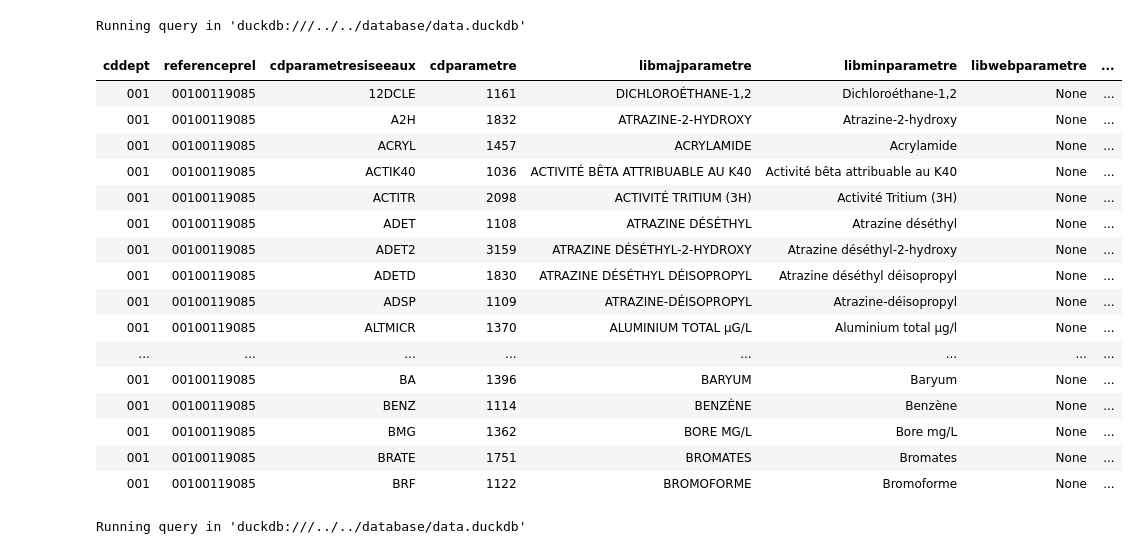
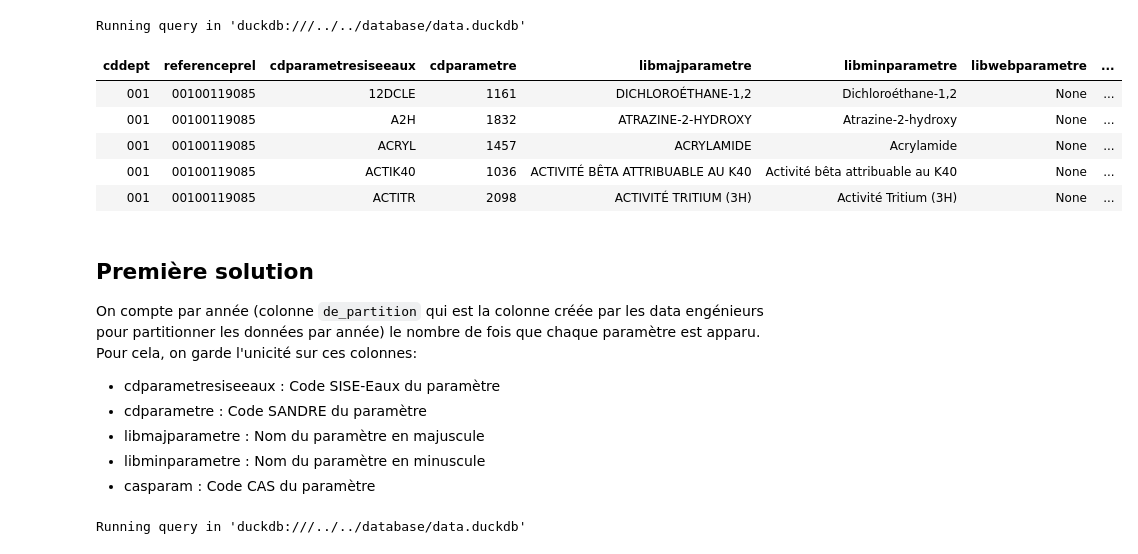
Before and after one commit to tomboulier/DataForGood_Saison13_PollutionEau, a Jupyter notebook: analytics/notebooks/extraction_parametres.ipynb, the cells around one changed output. Saved outputs shown, nothing was run; the diff lists cells and outputs as text; code cells hidden in the pictures.

```diff
--- a/analytics/notebooks/extraction_parametres.ipynb
+++ b/analytics/notebooks/extraction_parametres.ipynb
@@ -13,28 +13,27 @@ The sql extension is already loaded. To reload it, use:
 # %%
 %%sql
 SELECT
     *
 FROM edc_resultats
-LIMIT 20;
+LIMIT 5;
 # %% [output]
 Running query in 'duckdb:///../../database/data.duckdb'
 | cddept | referenceprel | cdparametresiseeaux | cdparametre | libmajparametre | libminparametre | libwebparametre | ... |
 | 001 | 00100119085 | 12DCLE | 1161 | DICHLOROÉTHANE-1,2 | Dichloroéthane-1,2 | None | ... |
 | 001 | 00100119085 | A2H | 1832 | ATRAZINE-2-HYDROXY | Atrazine-2-hydroxy | None | ... |
 | 001 | 00100119085 | ACRYL | 1457 | ACRYLAMIDE | Acrylamide | None | ... |
 | 001 | 00100119085 | ACTIK40 | 1036 | ACTIVITÉ BÊTA ATTRIBUABLE AU K40 | Activité bêta attribuable au K40 | None | ... |
 | 001 | 00100119085 | ACTITR | 2098 | ACTIVITÉ TRITIUM (3H) | Activité Tritium (3H) | None | ... |
-| 001 | 00100119085 | ADET | 1108 | ATRAZINE DÉSÉTHYL | Atrazine déséthyl | None | ... |
-| 001 | 00100119085 | ADET2 | 3159 | ATRAZINE DÉSÉTHYL-2-HYDROXY | Atrazine déséthyl-2-hydroxy | None | ... |
-| 001 | 00100119085 | ADETD | 1830 | ATRAZINE DÉSÉTHYL DÉISOPROPYL | Atrazine déséthyl déisopropyl | None | ... |
-| 001 | 00100119085 | ADSP | 1109 | ATRAZINE-DÉISOPROPYL | Atrazine-déisopropyl | None | ... |
-| 001 | 00100119085 | ALTMICR | 1370 | ALUMINIUM TOTAL µG/L | Aluminium total µg/l | None | ... |
-| ... | ... | ... | ... | ... | ... | ... | ... |
-| 001 | 00100119085 | BA | 1396 | BARYUM | Baryum | None | ... |
-| 001 | 00100119085 | BENZ | 1114 | BENZÈNE | Benzène | None | ... |
-| 001 | 00100119085 | BMG | 1362 | BORE MG/L | Bore mg/L | None | ... |
-| 001 | 00100119085 | BRATE | 1751 | BROMATES | Bromates | None | ... |
-| 001 | 00100119085 | BRF | 1122 | BROMOFORME | Bromoforme | None | ... |
+# %% [markdown]
+## Première solution
+
+On compte par année (colonne `de_partition` qui est la colonne créée par les data engénieurs pour partitionner les données par année) le nombre de fois que chaque paramètre est apparu. Pour cela, on garde l'unicité sur ces colonnes:
+
+- cdparametresiseeaux : Code SISE-Eaux du paramètre
+- cdparametre : Code SANDRE du paramètre
+- libmajparametre : Nom du paramètre en majuscule
+- libminparametre : Nom du paramètre en minuscule
+- casparam : Code CAS du paramètre
 # %%
 %%sql
 SELECT
```
Also changed, not shown: parts of 5 cells of this notebook.
